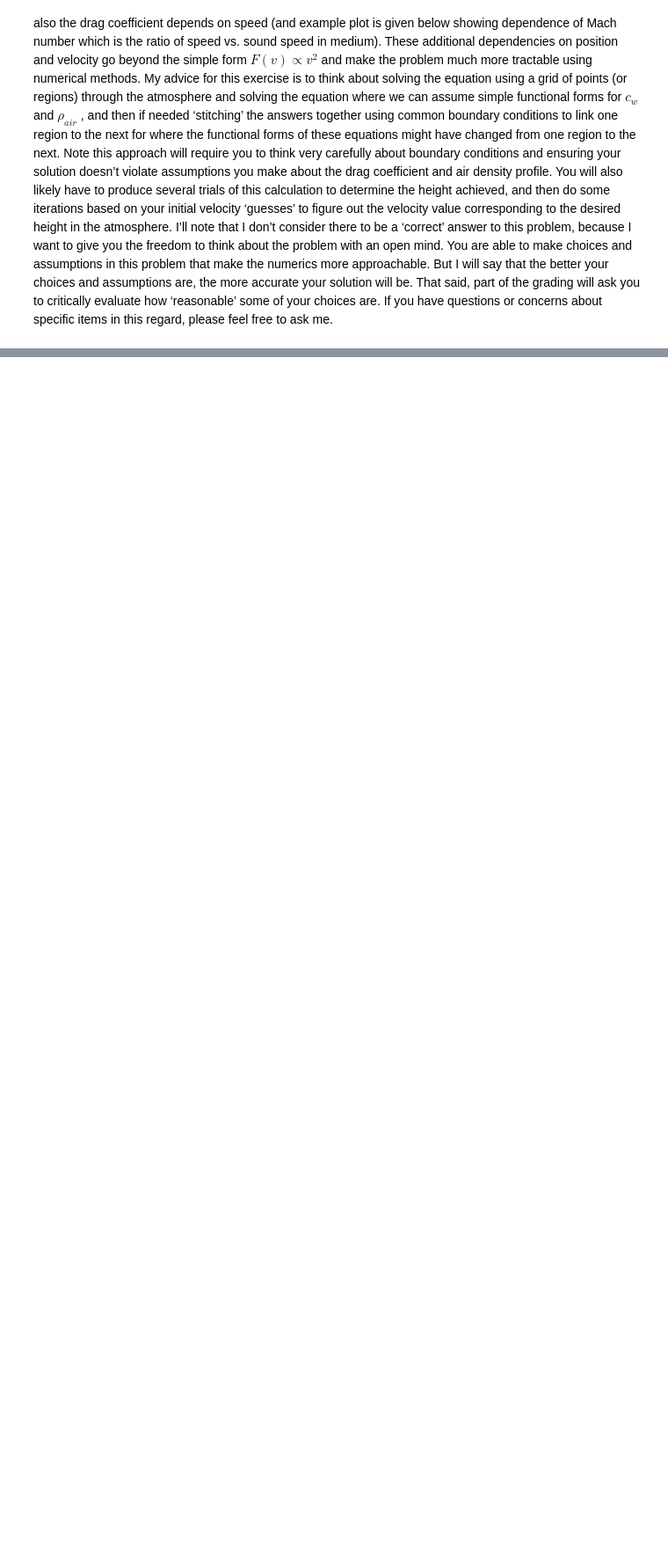
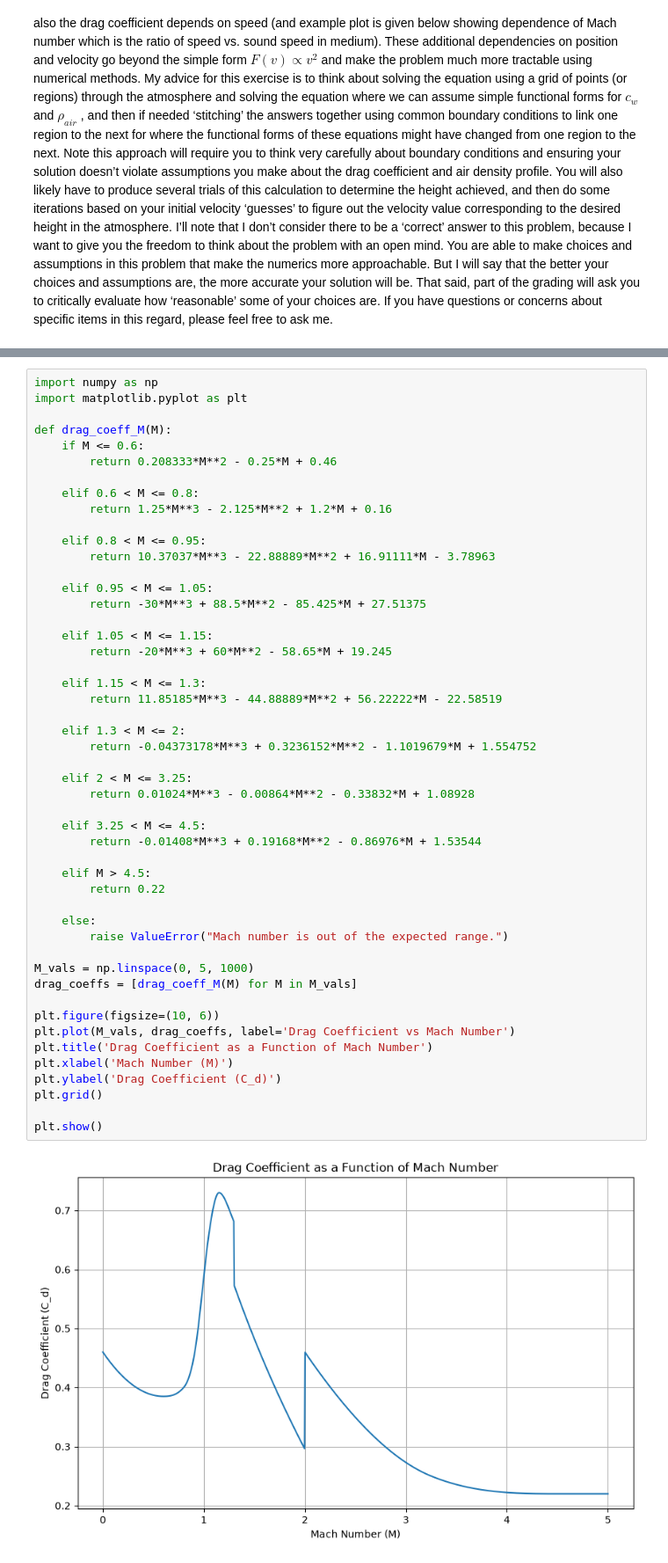
Before and after one commit to GrayNoire/Modeling-Drag, a Jupyter notebook: problem3.ipynb, the cells around one changed output, grey strips where cells are left out. Shown at 88% size. Cells and saved outputs as stored; diff of their text form; blank space fills up the shorter version.

```diff
--- a/problem3.ipynb
+++ b/problem3.ipynb
@@ -39,0 +40,51 @@ I just realized this isn't making it into the report so there's no real point in
+# %%
+import numpy as np
+import matplotlib.pyplot as plt
+
+def drag_coeff_M(M):
+    if M <= 0.6:
+        return 0.208333*M**2 - 0.25*M + 0.46
+
+    elif 0.6 < M <= 0.8:
+        return 1.25*M**3 - 2.125*M**2 + 1.2*M + 0.16
+
+    elif 0.8 < M <= 0.95:
+        return 10.37037*M**3 - 22.88889*M**2 + 16.91111*M - 3.78963
+
+    elif 0.95 < M <= 1.05:
+        return -30*M**3 + 88.5*M**2 - 85.425*M + 27.51375
+
+    elif 1.05 < M <= 1.15:
+        return -20*M**3 + 60*M**2 - 58.65*M + 19.245
+
+    elif 1.15 < M <= 1.3:
+        return 11.85185*M**3 - 44.88889*M**2 + 56.22222*M - 22.58519
+
+    elif 1.3 < M <= 2:
+        return -0.04373178*M**3 + 0.3236152*M**2 - 1.1019679*M + 1.554752
+
+    elif 2 < M <= 3.25:
+        return 0.01024*M**3 - 0.00864*M**2 - 0.33832*M + 1.08928
+
+    elif 3.25 < M <= 4.5:
+        return -0.01408*M**3 + 0.19168*M**2 - 0.86976*M + 1.53544
+
+    elif M > 4.5:
+        return 0.22
+
+    else:
+        raise ValueError("Mach number is out of the expected range.")
+
+M_vals = np.linspace(0, 5, 1000)
+drag_coeffs = [drag_coeff_M(M) for M in M_vals]
+
+plt.figure(figsize=(10, 6))
+plt.plot(M_vals, drag_coeffs, label='Drag Coefficient vs Mach Number')
+plt.title('Drag Coefficient as a Function of Mach Number')
+plt.xlabel('Mach Number (M)')
+plt.ylabel('Drag Coefficient (C_d)')
+plt.grid()
+
+plt.show()
+# %% [output]
+[figure, added]
```
Also changed, not shown: parts of 10 cells of this notebook, 2 other files.
